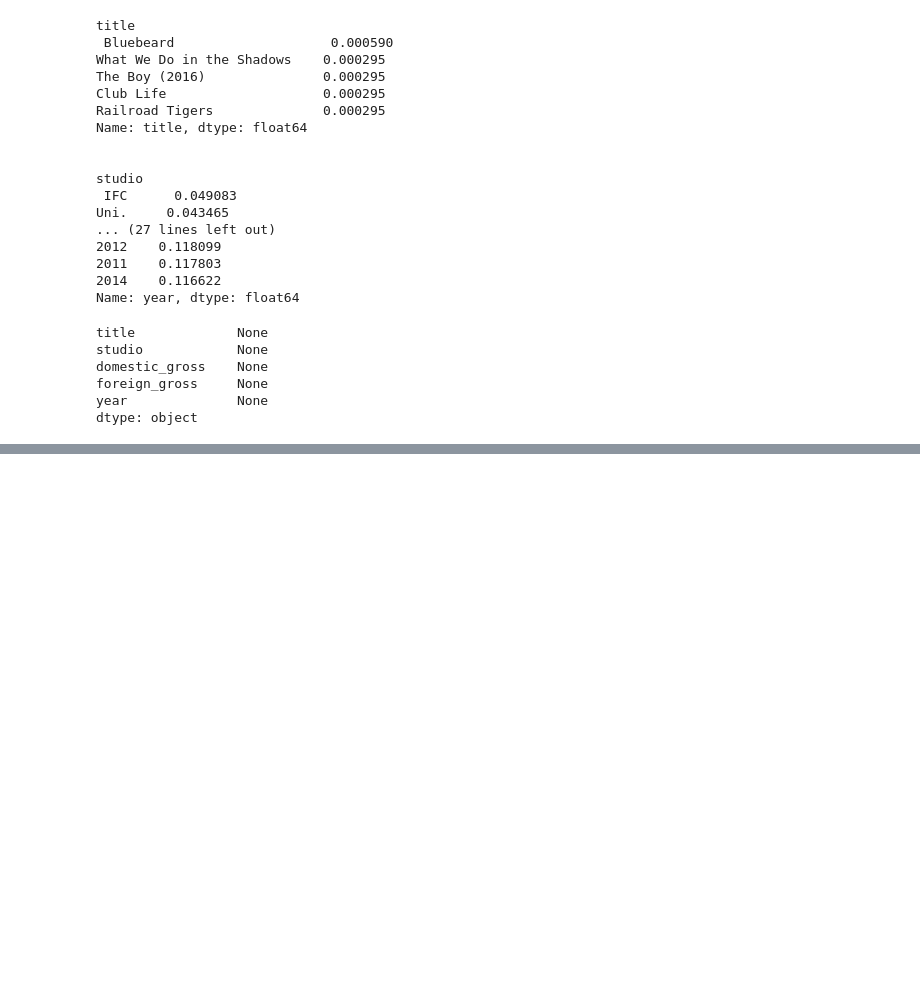
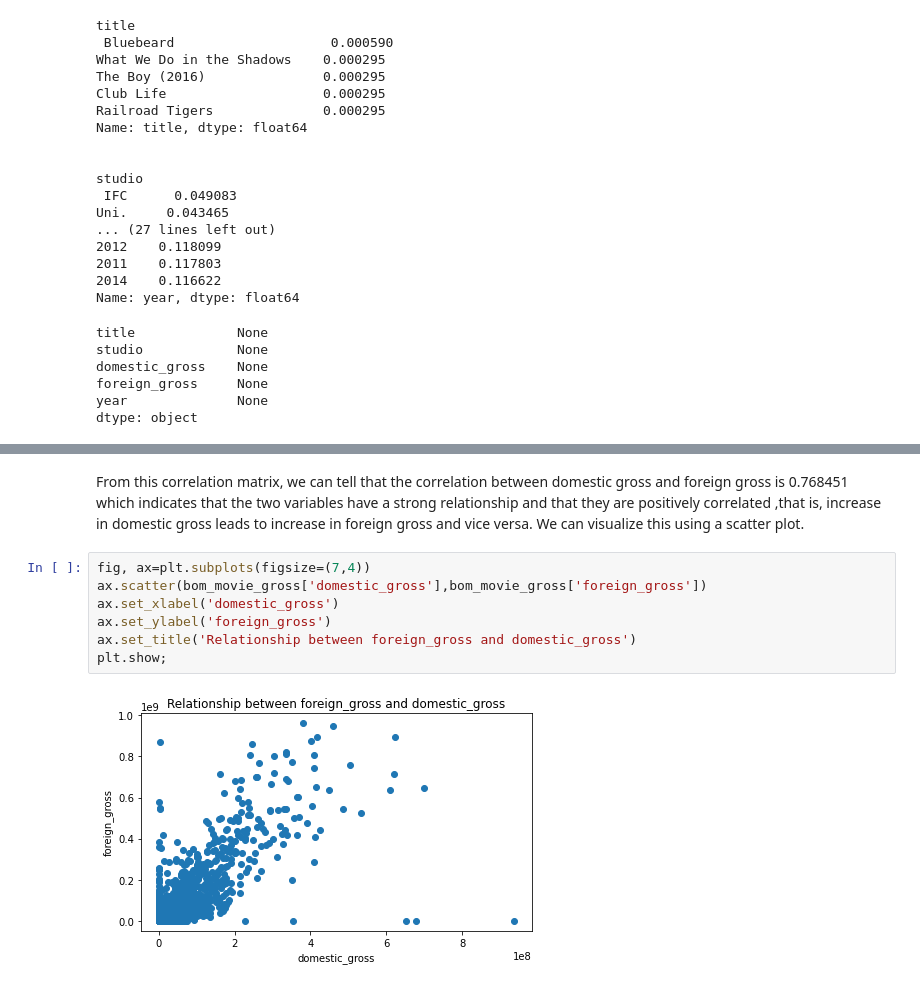
Before and after one commit to TyrionCodister/movie-dataset-analysis, a Jupyter notebook: student data proj.ipynb, the cells around one changed output, grey strips where cells are left out. Drawn from its saved outputs; the diff is of its cells as text; blank space fills up the shorter version.

```diff
--- a/student data proj.ipynb
+++ b/student data proj.ipynb
@@ -468,0 +557,11 @@ bom_movie_gross.shape #shape of the dataset
+# %% [markdown]
+From this correlation matrix, we can tell that the correlation between domestic gross and foreign gross is 0.768451 which indicates that the two variables have a strong relationship and that they are positively correlated ,that is, increase in domestic gross leads to increase in foreign gross and vice versa. We can visualize this using a scatter plot.
+# %%
+fig, ax=plt.subplots(figsize=(7,4))
+ax.scatter(bom_movie_gross['domestic_gross'],bom_movie_gross['foreign_gross'])
+ax.set_xlabel('domestic_gross')
+ax.set_ylabel('foreign_gross')
+ax.set_title('Relationship between foreign_gross and domestic_gross')
+plt.show;
+# %% [output]
+[figure, added]
```
Also changed, not shown: parts of 65 cells of this notebook.
